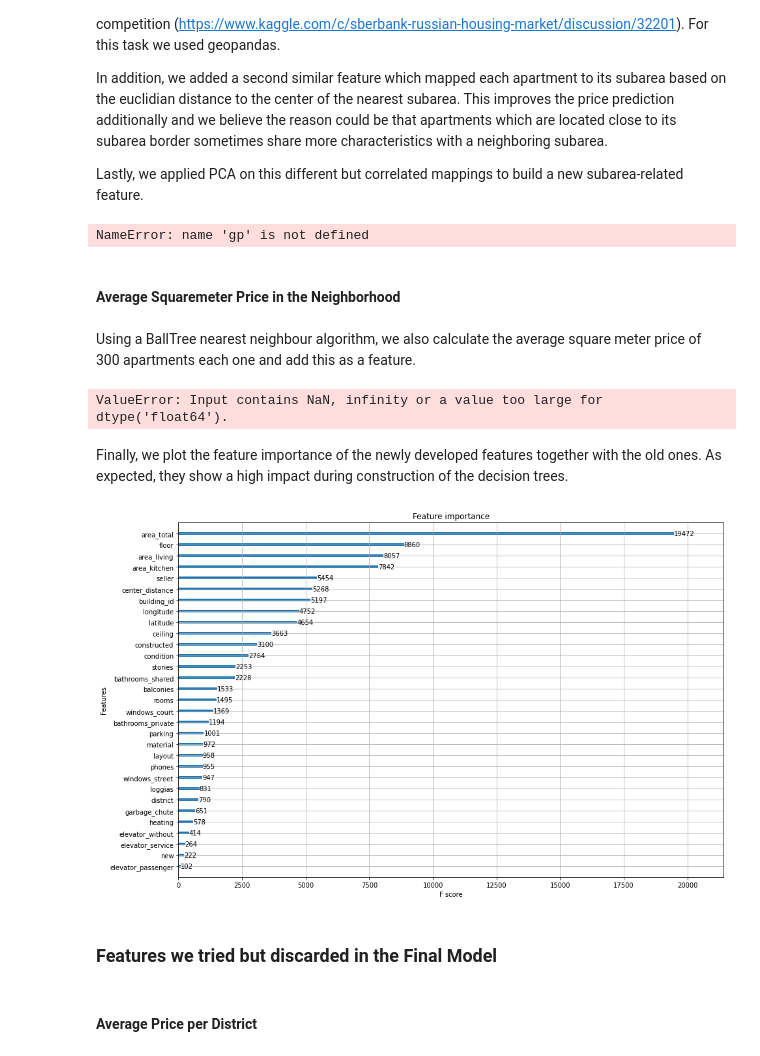
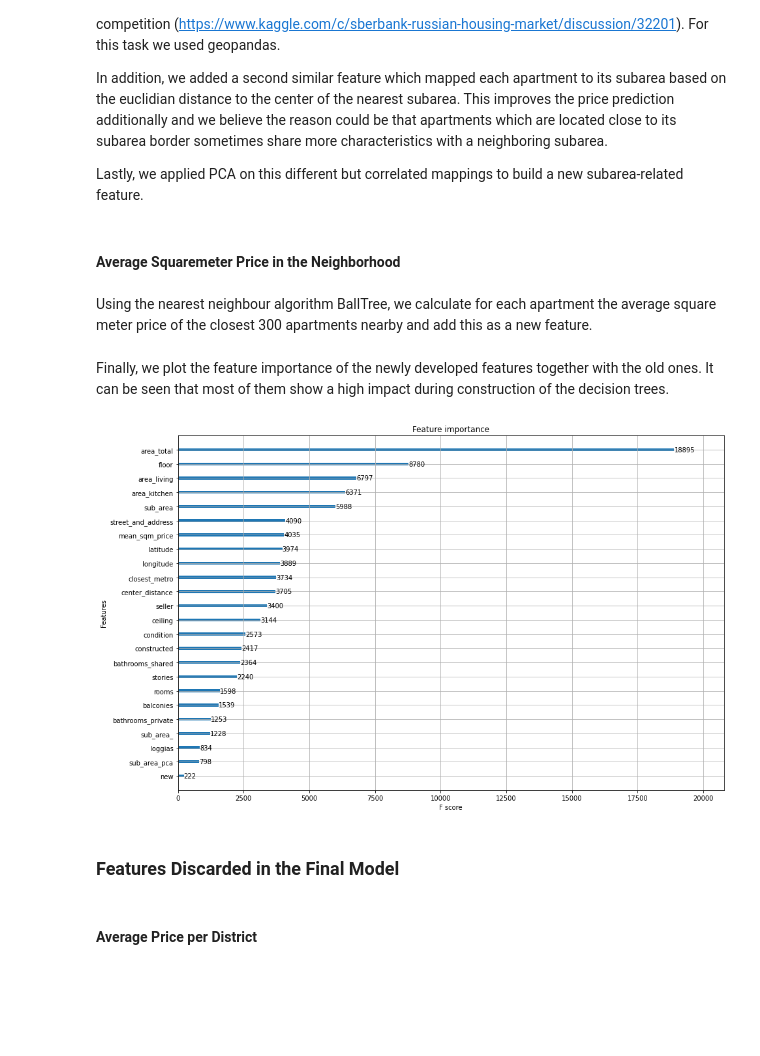
Before and after one commit to kirill-menke/house-pricing-prediction, a Jupyter notebook: group97_long_notebook.ipynb, the cells around one changed output. Drawn from its saved outputs; the diff is of its cells as text; code cells hidden in the pictures; blank space fills up the shorter version.

```diff
--- a/group97_long_notebook.ipynb
+++ b/group97_long_notebook.ipynb
@@ -232,3 +247,6 @@ As expected, the area-related features which are most correlated to the ground t
+# %%
+all_data = all_data.drop(["windows_court", "windows_street", "elevator_service", "elevator_passenger", "garbage_chute",
+        "layout", "parking", "heating", "elevator_without", "district", "phones", "building_id", "id_r", "material"], axis = 1)
 # %% [markdown]
 ### Exploration of Single Features and Data Cleaning
 # %% [markdown]
@@ -263,6 +281,9 @@ all_data.longitude[all_data.street_and_address == "улица Центральн
 # NaNs
 all_data.latitude[all_data.street_and_address == "пос. Коммунарка Москва А101 ЖК"] = 55.5676692
 all_data.longitude[all_data.street_and_address == "пос. Коммунарка Москва А101 ЖК"] = 37.4816608
+
+# Ordinal Encdoding for street_and_address
+all_data["street_and_address"] = LabelEncoder().fit_transform(all_data["street_and_address"])
 # %% [markdown]
 
 Furthermore, we have noticed by plotting the correlation that the coordinates in training and test set are correlated very differently. Let's check, where the buildings are located:
@@ -438,60 +444,57 @@ In addition, we added a second similar feature which mapped each apartment to it
 
 Lastly, we applied PCA on this different but correlated mappings to build a new subarea-related feature.
 # %%
-# Mapping each building to its sub_area with geopandas and the shapefile
+# Add nearest sub_area based on its center
+bulding_locs = np.asarray(list(zip(all_data['latitude'], all_data['longitude'])))
+sub_area_locs = np.asarray(list(zip(sub_area_centers['longitude'], sub_area_centers['latitude'])))
+closest_sub_idx = np.argmin(haversine_distances(bulding_locs, sub_area_locs), axis=1)
+all_data["sub_area_"] = sub_area_centers['sub_area'].iloc[closest_sub_idx].values
+
+# Mapping each building to its real sub_area
 geo_df = gp.GeoDataFrame(all_data, geometry=gp.points_from_xy(all_data.longitude, all_data.latitude))
 geo_df.crs = "EPSG:4326"
-all_data = gp.sjoin(sub_areas_df, geo_df, how='right', predicate='contains')
+sub_areas.crs = "EPSG:4326"
+all_data = gp.sjoin(sub_areas, geo_df, how='right', predicate='contains')
 all_data = all_data.drop(["DISTRICT", "geometry", "OKATO", "OKTMO", "OKATO_AO", "index_left"], axis=1)
+
+# Ordinal Encoding for both sub_area variants
 all_data["sub_area"] = LabelEncoder().fit_transform(all_data['sub_area'])
-
-# Add nearest sub_area to each building based on distance to the subarea center
-sub_area_locs = np.asarray(list(zip(subareas['longitude'], subareas['latitude'])))
-closest_sub_idx = np.argmin(haversine_distances(bulding_locs, sub_area_locs), axis=1)
-all_data["sub_area_"] = subareas['sub_area'].iloc[closest_sub_idx].values
 all_data["sub_area_"] = LabelEncoder().fit_transform(all_data['sub_area_'])
 
-# Transform both to a new feature using PCA
+# PCA transforming the two variants above
 pca = PCA(n_components=1)
 all_data["sub_area_pca"] = pca.fit_transform(all_data[["sub_area", "sub_area_"]]).squeeze()
-all_data = all_data.drop(["sub_area", "sub_area_"], axis=1)
-# %% [output]
-NameError: name 'gp' is not defined
 # %% [markdown]
 #### Average Squaremeter Price in the Neighborhood
 # %% [markdown]
-Using a BallTree nearest neighbour algorithm, we also calculate the average square meter price of 300 apartments each one and add this as a feature.
+Using the nearest neighbour algorithm BallTree, we calculate for each apartment the average square meter price of the closest 300 apartments nearby and add this as a new feature.
 # %%
-# Add average price in the neighborhood
 tree = BallTree(all_data[["latitude", "longitude"]])
 dist, ind = tree.query(all_data[["latitude", "longitude"]], k=300)
 
-# Take log of area
-all_data['area_total'] = np.log(all_data['area_total'])
 mean_sqm_price = []
 mean_subarea_price = []
 
 for rows in ind:
-    mean_sqm_price.append(np.nanmean(all_data['price'].iloc[rows] / all_data['area_total'].iloc[rows]))
+    mean_sqm_price.append(np.nanmean(all_data['price'].iloc[rows] / np.log(all_data['area_total'].iloc[rows])))
     mean_subarea_price.append(np.nanmean(all_data['price'].iloc[rows]))
 
 all_data["mean_sqm_price"] = mean_sqm_price
-# all_data["mean_subarea_price"] = mean_subarea_price
+all_data["mean_subarea_price"] = mean_subarea_price
-# %% [output]
-ValueError: Input contains NaN, infinity or a value too large for dtype('float64').
 # %% [markdown]
-Finally, we plot the feature importance of the newly developed features together with the old ones. As expected, they show a high impact during construction of the decision trees.
+Finally, we plot the feature importance of the newly developed features together with the old ones. It can be seen that most of them show a high impact during construction of the decision trees.
 # %%
 X = all_data[0:23285].drop(["street", "address", "price"], axis = 1)
+y = all_data[0:23285].price
 model_xgb = XGBRegressor(n_estimators=1200, max_depth=7, booster='gbtree')
 model_xgb.fit(X, y)
 
 fig, ax = plt.subplots(1,1,figsize=(15,10))
-plot_importance(model_xgb, ax=ax); #, max_num_features=25);
+plot_importance(model_xgb, ax=ax);
 # %% [output]
-[figure, old version]
+[figure, new version]
 # %% [markdown]
-### Features we tried but discarded in the Final Model
+### Features Discarded in the Final Model
 # %% [markdown]
 #### Average Price per District
 # %%
```
Also changed, not shown: parts of 30 cells of this notebook.
